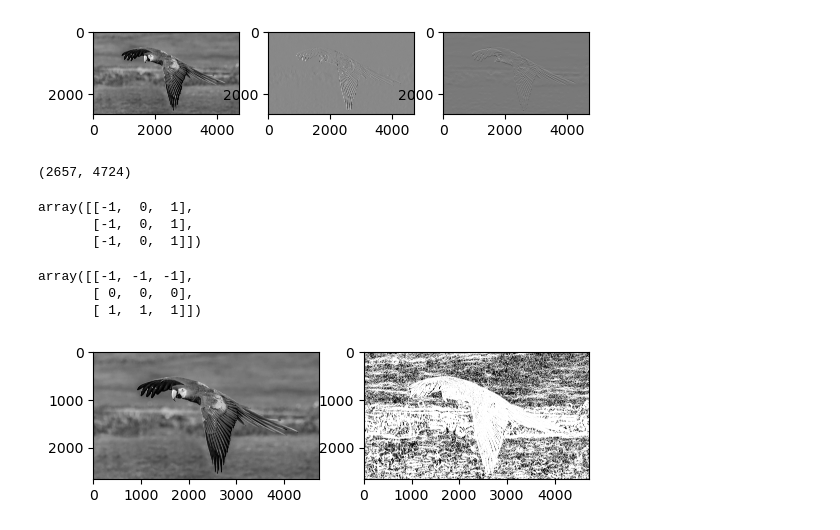
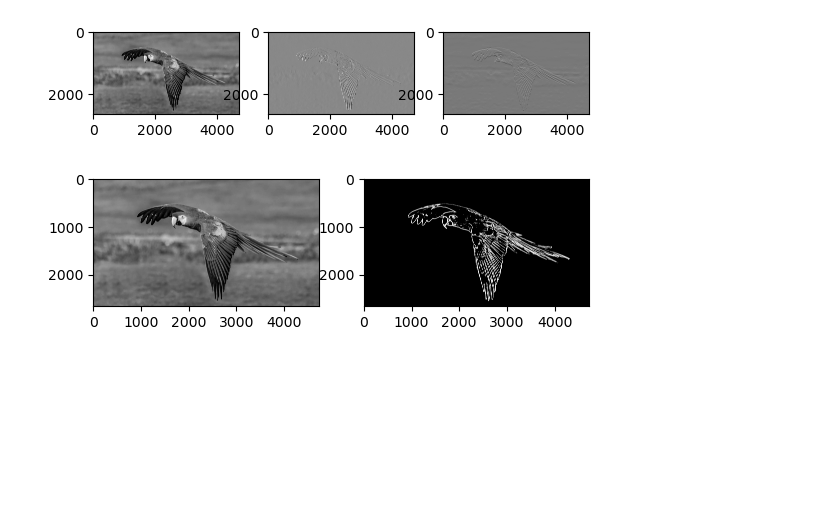
Before and after one commit to UnstableGatekeeper/APL-CVL-24, a Jupyter notebook: Day6.ipynb, the cells around one changed output. Saved outputs shown, nothing was run; the diff lists cells and outputs as text; code cells hidden in the pictures; blank space fills up the shorter version.

```diff
--- a/Day6.ipynb
+++ b/Day6.ipynb
@@ -83,32 +83,16 @@ plt.imshow(y_mask_img,cmap='gray')
 plt.show()
 # %% [output]
 [figure]
-# %%
-x_mask_img.shape
-# %% [output]
-(2657, 4724)
-# %%
-x_mask
-# %% [output]
-array([[-1,  0,  1],
-       [-1,  0,  1],
-       [-1,  0,  1]])
-# %%
-y_mask
-# %% [output]
-array([[-1, -1, -1],
-       [ 0,  0,  0],
-       [ 1,  1,  1]])
 # %%
 GM = (x_mask_img**2 + y_mask_img**2)**0.5
 # %%
 plt.figure()
 plt.subplot(121)
 plt.imshow(img,cmap='gray')
 
 plt.subplot(122)
-plt.imshow(GM>0.5,cmap='gray')
+plt.imshow(GM>10,cmap='gray')
 
 plt.show()
 # %% [output]
-[figure, old version]
+[figure, new version]
```
